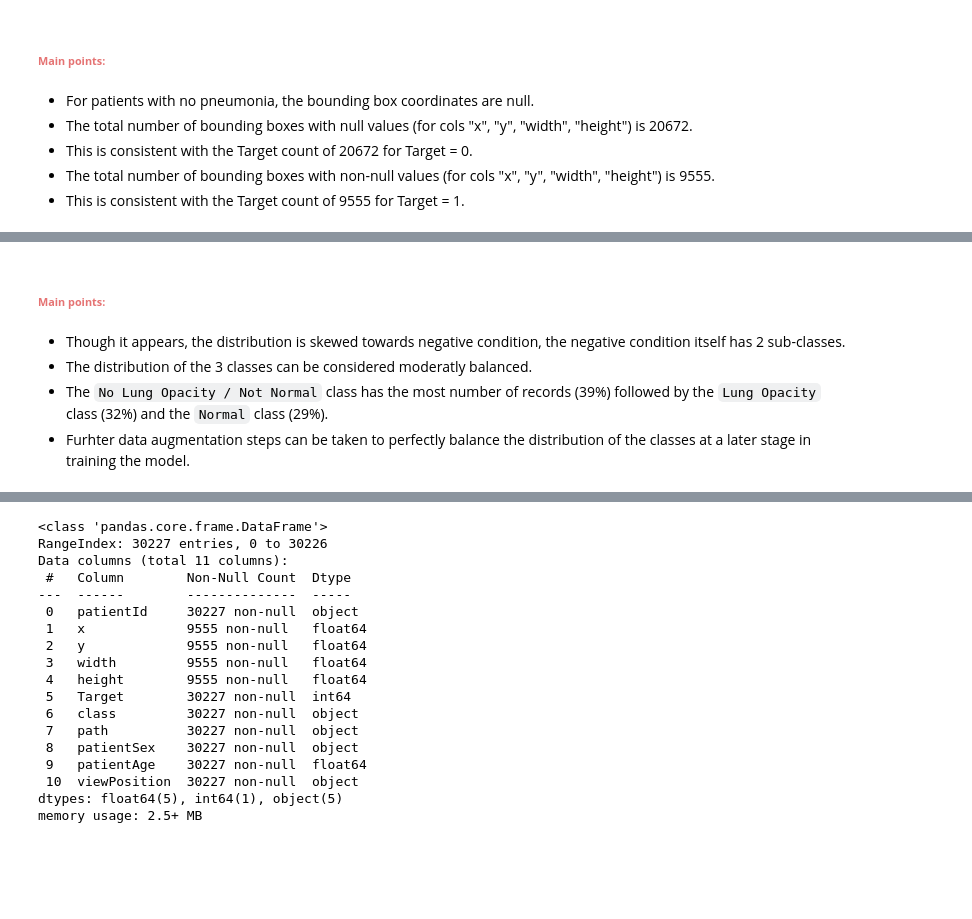
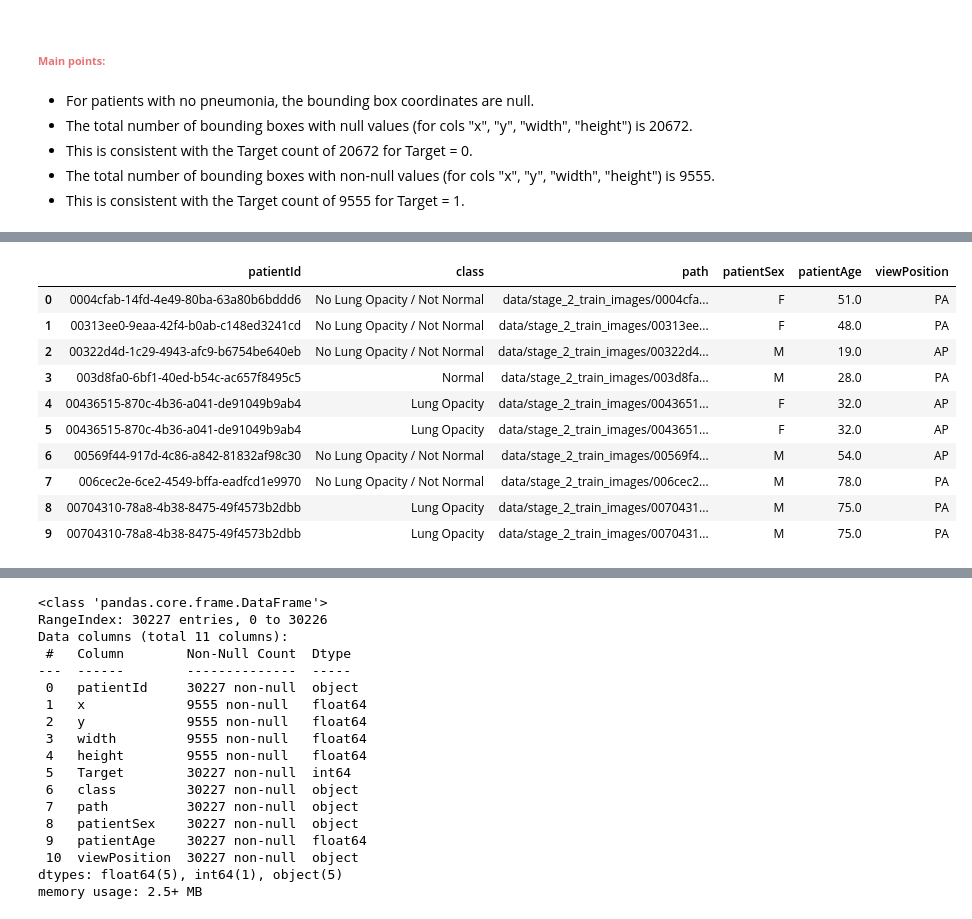
Before and after one commit to AIML-July-23-A-Capstone-G1-Team/Capstone-Project, a Jupyter notebook: Capstone.ipynb, the cells around one changed output, grey strips where cells are left out. Saved outputs shown, nothing was run; the diff lists cells and outputs as text; code cells hidden in the pictures; blank space fills up the shorter version.

Commit message:
Completed upto step 4

```diff
--- a/Capstone.ipynb
+++ b/Capstone.ipynb
@@ -565,7 +527,20 @@ plotPie(
-# %% [markdown]
-## <span style="font-family: Arial; font-weight:bold;font-size:0.5em;color:#E57373"> Main points:
-
-- Though it appears, the distribution is skewed towards negative condition, the negative condition itself has 2 sub-classes.
-- The distribution of the 3 classes can be considered moderatly balanced.
-- The `No Lung Opacity / Not Normal` class has the most number of records (39%) followed by the `Lung Opacity` class (32%) and the `Normal` class (29%).
-- Furhter data augmentation steps can be taken to perfectly balance the distribution of the classes at a later stage in training the model.
+# %%
+# Map the class label data with the train images data
+
+training_metadata = pd.merge(
+    class_label_data, train_images_data, on="patientId", how="left"
+)
+# %%
+training_metadata.head(10)
+# %% [output]
+|  | patientId | class | path | patientSex | patientAge | viewPosition |
+| 0 | 0004cfab-14fd-4e49-80ba-63a80b6bddd6 | No Lung Opacity / Not Normal | data/stage_2_train_images/0004cfa... | F | 51.0 | PA |
+| 1 | 00313ee0-9eaa-42f4-b0ab-c148ed3241cd | No Lung Opacity / Not Normal | data/stage_2_train_images/00313ee... | F | 48.0 | PA |
+| 2 | 00322d4d-1c29-4943-afc9-b6754be640eb | No Lung Opacity / Not Normal | data/stage_2_train_images/00322d4... | M | 19.0 | AP |
+| 3 | 003d8fa0-6bf1-40ed-b54c-ac657f8495c5 | Normal | data/stage_2_train_images/003d8fa... | M | 28.0 | PA |
+| 4 | 00436515-870c-4b36-a041-de91049b9ab4 | Lung Opacity | data/stage_2_train_images/0043651... | F | 32.0 | AP |
+| 5 | 00436515-870c-4b36-a041-de91049b9ab4 | Lung Opacity | data/stage_2_train_images/0043651... | F | 32.0 | AP |
+| 6 | 00569f44-917d-4c86-a842-81832af98c30 | No Lung Opacity / Not Normal | data/stage_2_train_images/00569f4... | M | 54.0 | AP |
+| 7 | 006cec2e-6ce2-4549-bffa-eadfcd1e9970 | No Lung Opacity / Not Normal | data/stage_2_train_images/006cec2... | M | 78.0 | PA |
+| 8 | 00704310-78a8-4b38-8475-49f4573b2dbb | Lung Opacity | data/stage_2_train_images/0070431... | M | 75.0 | PA |
+| 9 | 00704310-78a8-4b38-8475-49f4573b2dbb | Lung Opacity | data/stage_2_train_images/0070431... | M | 75.0 | PA |
```
Also changed, not shown: parts of 18 cells of this notebook.
